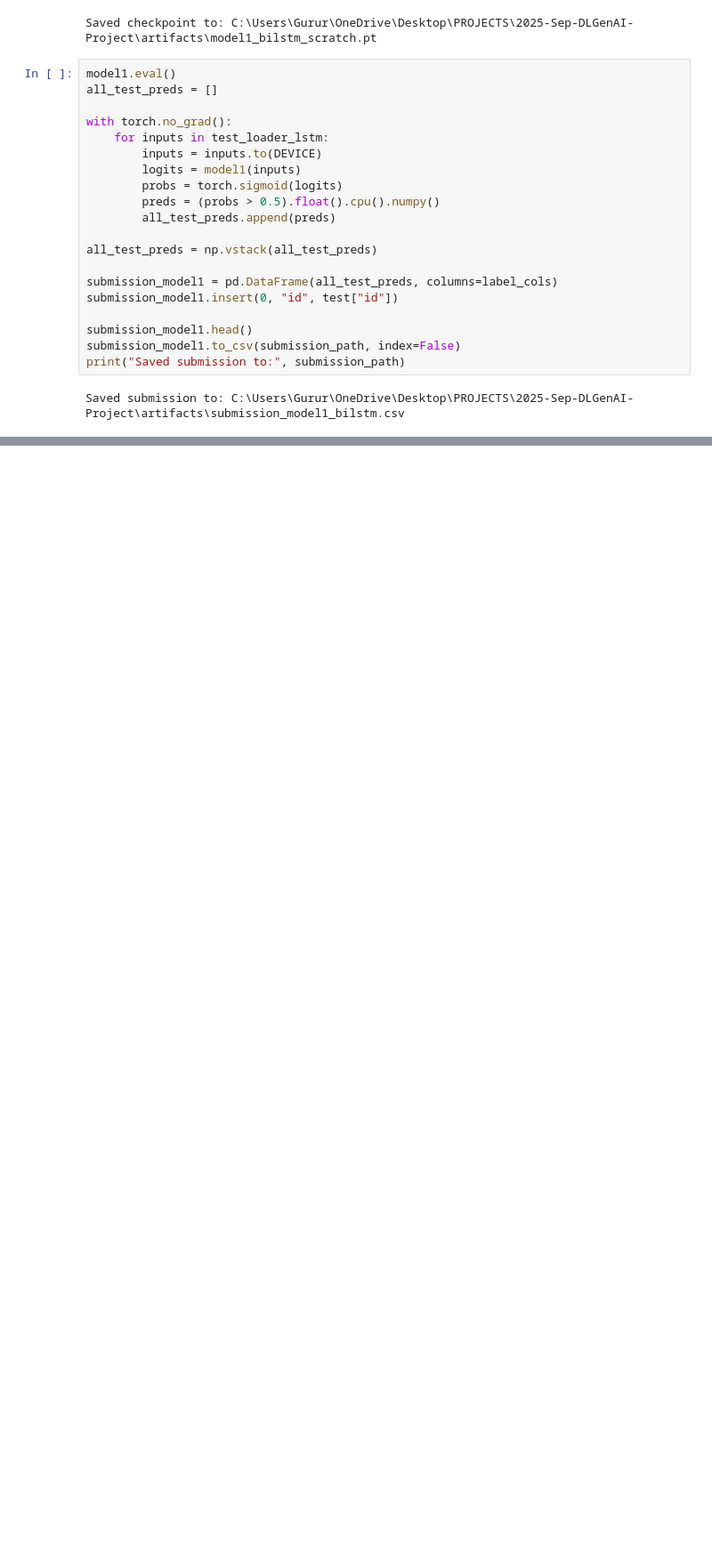
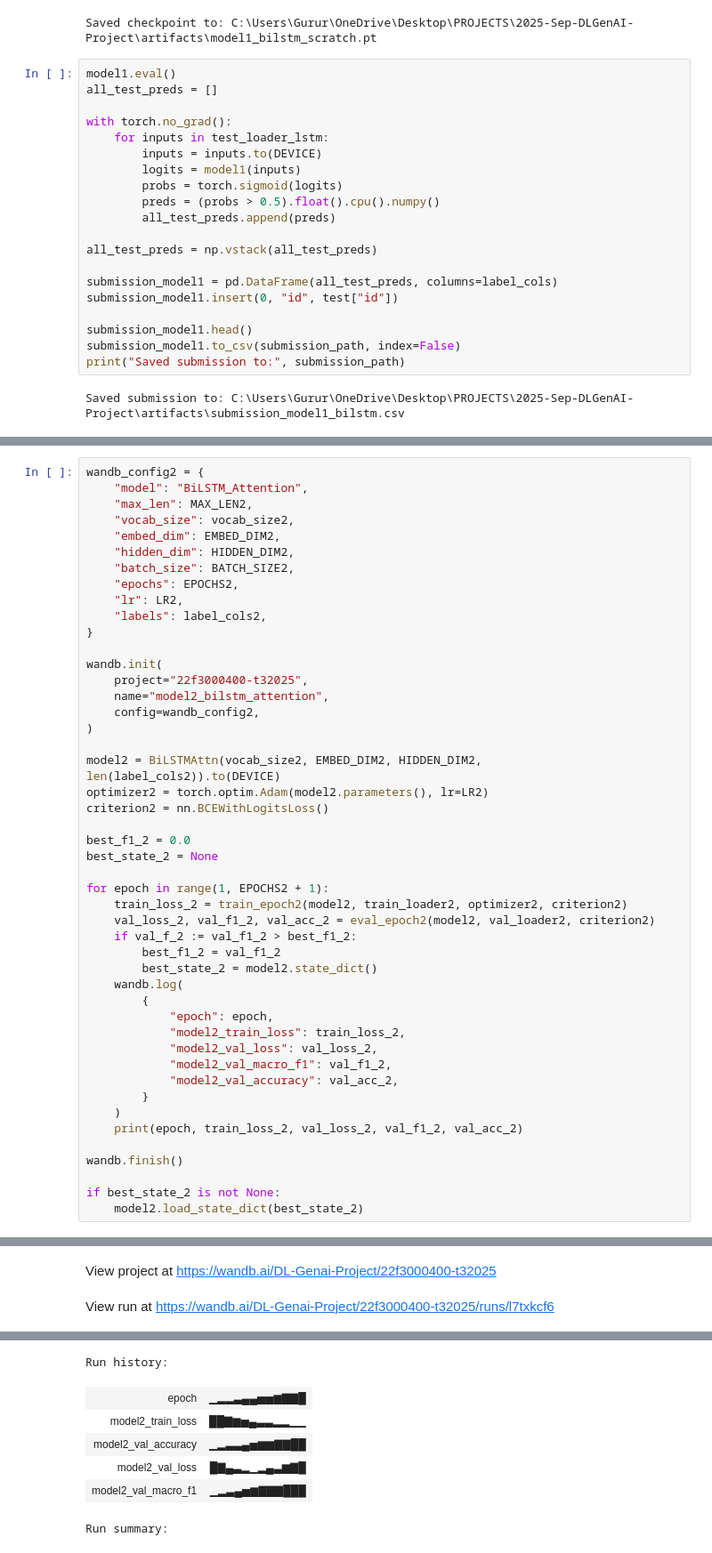
Before and after one commit to 22f3000400/2025-Sep-DLGenAI-Project, a Jupyter notebook: notebooks/dl-22f3000400-notebook-t32025.ipynb, the cells around one changed output, grey strips where cells are left out. Shown at 89% size. Cells and saved outputs as stored; diff of their text form; blank space fills up the shorter version.

```diff
--- a/notebooks/dl-22f3000400-notebook-t32025.ipynb
+++ b/notebooks/dl-22f3000400-notebook-t32025.ipynb
@@ -616,0 +741,48 @@ Saved submission to: C:\Users\Gurur\OneDrive\Desktop\PROJECTS\2025-Sep-DLGenAI-P
+# %%
+wandb_config2 = {
+    "model": "BiLSTM_Attention",
+    "max_len": MAX_LEN2,
+    "vocab_size": vocab_size2,
+    "embed_dim": EMBED_DIM2,
+    "hidden_dim": HIDDEN_DIM2,
+    "batch_size": BATCH_SIZE2,
+    "epochs": EPOCHS2,
+    "lr": LR2,
+    "labels": label_cols2,
+}
+
+wandb.init(
+    project="22f3000400-t32025",
+    name="model2_bilstm_attention",
+    config=wandb_config2,
+)
+
+model2 = BiLSTMAttn(vocab_size2, EMBED_DIM2, HIDDEN_DIM2, len(label_cols2)).to(DEVICE)
+optimizer2 = torch.optim.Adam(model2.parameters(), lr=LR2)
+criterion2 = nn.BCEWithLogitsLoss()
+
+best_f1_2 = 0.0
+best_state_2 = None
+
+for epoch in range(1, EPOCHS2 + 1):
+    train_loss_2 = train_epoch2(model2, train_loader2, optimizer2, criterion2)
+    val_loss_2, val_f1_2, val_acc_2 = eval_epoch2(model2, val_loader2, criterion2)
+    if val_f_2 := val_f1_2 > best_f1_2:
+        best_f1_2 = val_f1_2
+        best_state_2 = model2.state_dict()
+    wandb.log(
+        {
+            "epoch": epoch,
+            "model2_train_loss": train_loss_2,
+            "model2_val_loss": val_loss_2,
+            "model2_val_macro_f1": val_f1_2,
+            "model2_val_accuracy": val_acc_2,
+        }
+    )
+    print(epoch, train_loss_2, val_loss_2, val_f1_2, val_acc_2)
+
+wandb.finish()
+
+if best_state_2 is not None:
+    model2.load_state_dict(best_state_2)
+# %% [output]
@@ -616,0 +793,2 @@ Saved submission to: C:\Users\Gurur\OneDrive\Desktop\PROJECTS\2025-Sep-DLGenAI-P
+View project at https://wandb.ai/DL-Genai-Project/22f3000400-t32025
+View run at https://wandb.ai/DL-Genai-Project/22f3000400-t32025/runs/l7txkcf6
@@ -616,0 +808,7 @@ Saved submission to: C:\Users\Gurur\OneDrive\Desktop\PROJECTS\2025-Sep-DLGenAI-P
+Run history:
+| epoch | ▁▂▂▃▄▄▅▅▆▇▇█ |
+| model2_train_loss | ██▇▆▅▄▃▃▂▂▁▁ |
+| model2_val_accuracy | ▁▂▃▃▄▅▆▆▇▇██ |
+| model2_val_loss | █▇▄▃▂▁▂▄▃▆▇█ |
+| model2_val_macro_f1 | ▁▂▃▄▅▆▇▇▇███ |
+Run summary:
```
Also changed, not shown: parts of 16 cells of this notebook, 2 other files.
